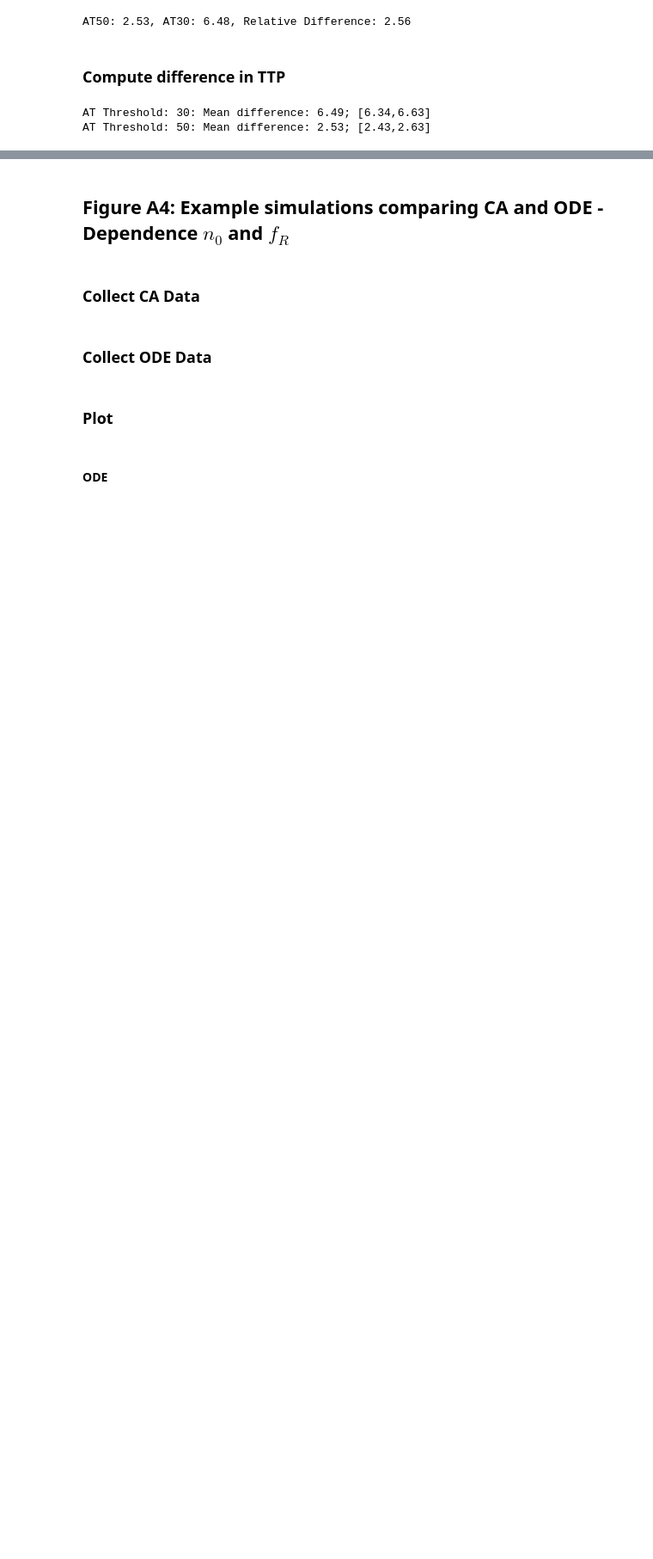
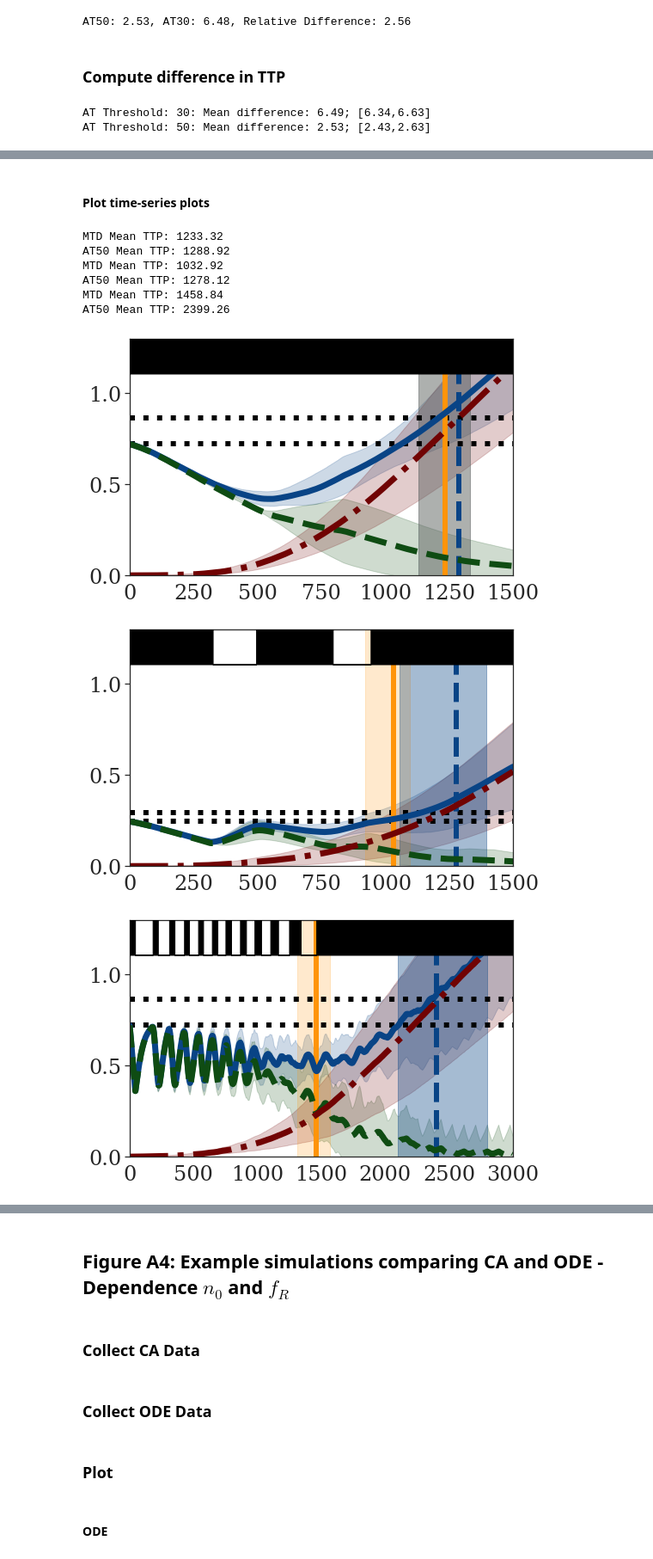
Before and after one commit to MathOnco/strobl2021_space_modulates_competition_AT, a Jupyter notebook: jnb_appendix.ipynb, the cells around one changed output, grey strips where cells are left out. Shown at 86% size. Drawn from its saved outputs; the diff is of its cells as text; code cells hidden in the pictures; blank space fills up the shorter version.

```diff
--- a/jnb_appendix.ipynb
+++ b/jnb_appendix.ipynb
@@ -304,0 +365,54 @@ AT Threshold: 50: Mean difference: 2.53; [2.43,2.63]
+# %%
+if runCASimulations:
+    for i, (initialSize, rFrac, cost, turnover) in enumerate(tqdm(tumourList)):
+        # Collect time-series data
+        modelConfigDic = {"initialSize":initialSize,"rFrac":rFrac,"turnover":turnover,"cost":cost,
+                           **solver_kws_circleICs, "initialSeedingDistance":int(np.sqrt(initialSize*1e4/np.pi)),
+                          'initCellNumber_R': math.ceil(rFrac*initialSize*1e4),
+                          "tEnd":tEnd,"nReplicates":nReplicates,
+                          "profilingMode":"false","terminateAtProgression":"false",
+                          "outDir":os.path.join(dataDir,"tumour_%d/"%i)}
+        RunSimulation(modelConfigDic)
+
+        # Collect the images for one replicate
+        modelConfigDic = {"initialSize":initialSize,"rFrac":rFrac,"turnover":turnover,"cost":cost,
+                          **solver_kws_circleICs, "initialSeedingDistance":int(np.sqrt(initialSize*1e4/np.pi)),
+                          'initCellNumber_R': math.ceil(rFrac*initialSize*1e4),
+                          "tEnd":tEnd,"seed":seedToShowImagesFor,"nReplicates":1,
+                          "profilingMode":"false","terminateAtProgression":"true",
+                          "imageOutDir":os.path.join(imgDir,"tumour_%d/"%i),"imageFreq":10,
+                          "outDir":"./data/scratch/"}
+        RunSimulation(modelConfigDic)
+# %% [markdown]
+#### Plot time-series plots
+# %%
+xlimDic = {0:1500, 1:1500, 2:3000}
+for tumourId, (initialSize, rFrac, cost, turnover) in enumerate(tumourList):
+    tmpList = []
+    for i,txName in enumerate(["MTD","AT50"]):
+        for replicateId in range(nReplicates):
+            currDfName = os.path.join(dataDir,"tumour_%d/"%tumourId,"%s_cellCounts_cost_0.0_rFrac_%.2g_initSize_%.2g_dt_1.0_RepId_%d.csv"%(txName,rFrac,initialSize,replicateId))
+            tmpDf = pd.read_csv(currDfName)
+            tmpDf['NCells'] /= 1e4
+            tmpDf['NCells_S'] /= 1e4
+            tmpDf['NCells_R'] /= 1e4
+            tmpDf['TreatmentBranch'] = txName
+            tmpDf['ReplicateId'] = replicateId
+            tmpList.append(tmpDf)
+        dataDf = pd.concat(tmpList)
+        dataDf.rename(columns={"NCells":"V","NCells_S":"S","NCells_R":"R"},inplace=True)
+    # Plot
+    GenerateATComparisonPlot_CA(dataDf,minTime=150,t_end=xlimDic[tumourId],ylim=1.3,
+                                showProgression=True,printTTPB=True,
+                                figsize=(8,5),savefigB=True,
+                                outName="figures/exampleSim_circleICs_tumour_%d.pdf"%tumourId)
+# %% [output]
+MTD Mean TTP: 1233.32
+AT50 Mean TTP: 1288.92
+MTD Mean TTP: 1032.92
+AT50 Mean TTP: 1278.12
+MTD Mean TTP: 1458.84
+AT50 Mean TTP: 2399.26
+[figure, added]
+[figure, added]
+[figure, added]
```
Also changed, not shown: parts of 16 cells of this notebook, 2 other files.
